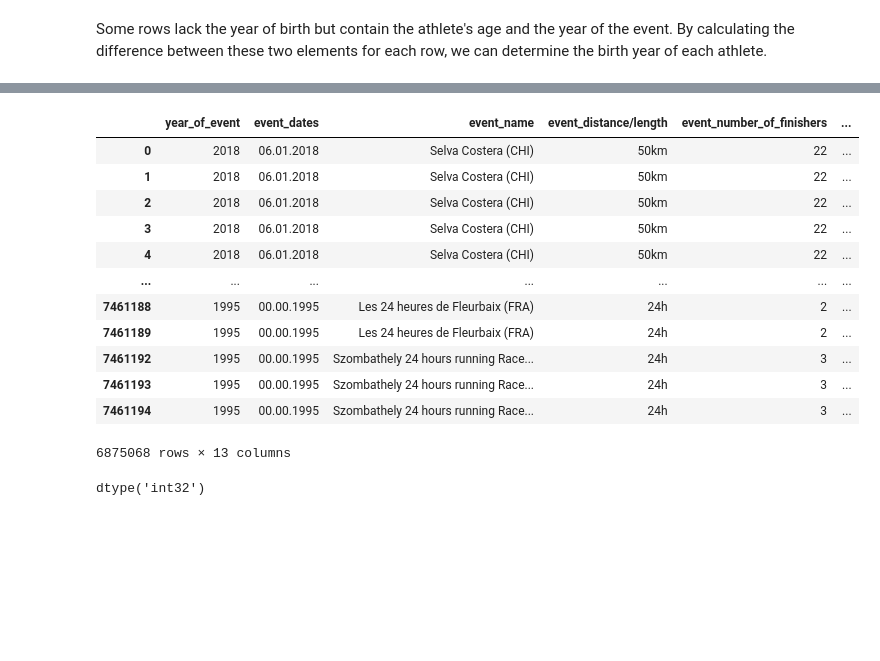
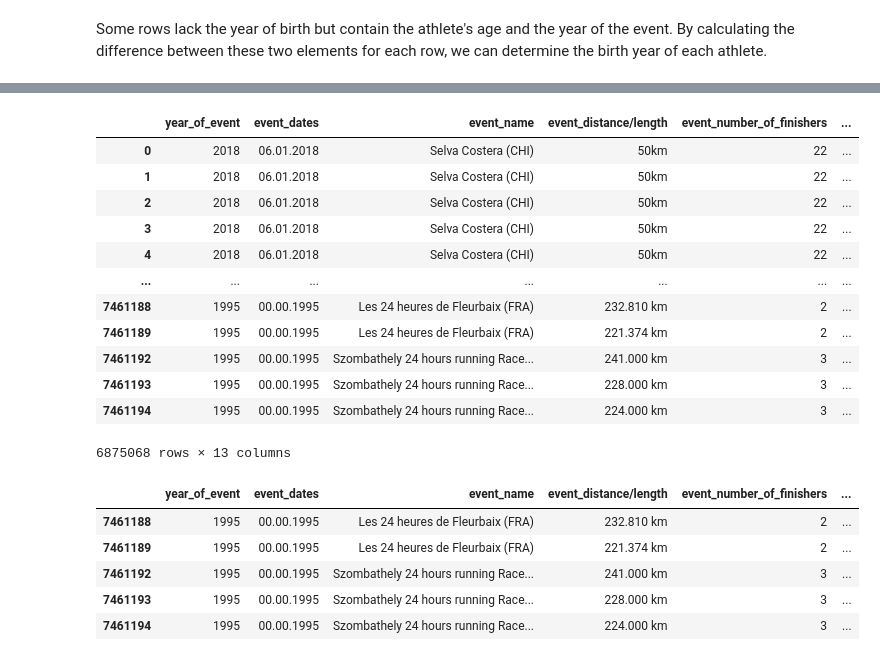
Before and after one commit to saeedshirani/EDA-On-SuperMessy-Datasets, a Jupyter notebook: The big dataset of ultra-marathon running/EDA.ipynb, the cells around one changed output, grey strips where cells are left out. Saved outputs shown, nothing was run; the diff lists cells and outputs as text; code cells hidden in the pictures; blank space fills up the shorter version.

```diff
--- a/The big dataset of ultra-marathon running/EDA.ipynb
+++ b/The big dataset of ultra-marathon running/EDA.ipynb
@@ -86,15 +74,15 @@ Some rows lack the year of birth but contain the athlete's age and the year of t
 # %%
 def calculate_year_of_birth(row):
 
-    if row.athlete_year_of_birth != None:
-        return row.athlete_year_of_birth
+    if pd.isna(row['athlete_year_of_birth']):
+        return row['year_of_event'] - row['athlete_age']
 
-    elif row.athlete_year_of_birth == None:
-        return row.year_of_event - row.athlete_age
+    else:
+        return row['athlete_year_of_birth']
 
 
 data["athlete_year_of_birth"] = data.apply(calculate_year_of_birth, axis=1)
-data
+data.head(4)
 # %% [output]
 |  | year_of_event | event_dates | event_name | event_distance/length | event_number_of_finishers | ... |
 | 0 | 2018 | 06.01.2018 | Selva Costera (CHI) | 50km | 22 | ... |
@@ -114,20 +114,40 @@ data
+# %%
+# data[(~data.athlete_performance.str.contains("h", na=False)) & (~data.athlete_performance.str.contains("km", na=False))]
+
+def swap_value(row):
+    if "km" in row['athlete_performance']:
+
+        original_performance = row['athlete_performance']
+        original_distance = row['event_distance/length']
+
+
+        row['athlete_performance'] = original_distance
+        row['event_distance/length'] = original_performance
+
+    return row
+
+data = data.apply(swap_value, axis=1)
+data
+# %% [output]
+|  | year_of_event | event_dates | event_name | event_distance/length | event_number_of_finishers | ... |
+| 0 | 2018 | 06.01.2018 | Selva Costera (CHI) | 50km | 22 | ... |
+| 1 | 2018 | 06.01.2018 | Selva Costera (CHI) | 50km | 22 | ... |
+| 2 | 2018 | 06.01.2018 | Selva Costera (CHI) | 50km | 22 | ... |
+| 3 | 2018 | 06.01.2018 | Selva Costera (CHI) | 50km | 22 | ... |
+| 4 | 2018 | 06.01.2018 | Selva Costera (CHI) | 50km | 22 | ... |
+| ... | ... | ... | ... | ... | ... | ... |
+| 7461188 | 1995 | 00.00.1995 | Les 24 heures de Fleurbaix (FRA) | 232.810 km | 2 | ... |
+| 7461189 | 1995 | 00.00.1995 | Les 24 heures de Fleurbaix (FRA) | 221.374 km | 2 | ... |
+| 7461192 | 1995 | 00.00.1995 | Szombathely 24 hours running Race... | 241.000 km | 3 | ... |
+| 7461193 | 1995 | 00.00.1995 | Szombathely 24 hours running Race... | 228.000 km | 3 | ... |
+| 7461194 | 1995 | 00.00.1995 | Szombathely 24 hours running Race... | 224.000 km | 3 | ... |
+6875068 rows × 13 columns
 # %%
-data
+data.tail()
 # %% [output]
 |  | year_of_event | event_dates | event_name | event_distance/length | event_number_of_finishers | ... |
-| 0 | 2018 | 06.01.2018 | Selva Costera (CHI) | 50km | 22 | ... |
-| 1 | 2018 | 06.01.2018 | Selva Costera (CHI) | 50km | 22 | ... |
-| 2 | 2018 | 06.01.2018 | Selva Costera (CHI) | 50km | 22 | ... |
-| 3 | 2018 | 06.01.2018 | Selva Costera (CHI) | 50km | 22 | ... |
-| 4 | 2018 | 06.01.2018 | Selva Costera (CHI) | 50km | 22 | ... |
-| ... | ... | ... | ... | ... | ... | ... |
-| 7461188 | 1995 | 00.00.1995 | Les 24 heures de Fleurbaix (FRA) | 24h | 2 | ... |
-| 7461189 | 1995 | 00.00.1995 | Les 24 heures de Fleurbaix (FRA) | 24h | 2 | ... |
-| 7461192 | 1995 | 00.00.1995 | Szombathely 24 hours running Race... | 24h | 3 | ... |
-| 7461193 | 1995 | 00.00.1995 | Szombathely 24 hours running Race... | 24h | 3 | ... |
-| 7461194 | 1995 | 00.00.1995 | Szombathely 24 hours running Race... | 24h | 3 | ... |
+| 7461188 | 1995 | 00.00.1995 | Les 24 heures de Fleurbaix (FRA) | 232.810 km | 2 | ... |
+| 7461189 | 1995 | 00.00.1995 | Les 24 heures de Fleurbaix (FRA) | 221.374 km | 2 | ... |
+| 7461192 | 1995 | 00.00.1995 | Szombathely 24 hours running Race... | 241.000 km | 3 | ... |
+| 7461193 | 1995 | 00.00.1995 | Szombathely 24 hours running Race... | 228.000 km | 3 | ... |
+| 7461194 | 1995 | 00.00.1995 | Szombathely 24 hours running Race... | 224.000 km | 3 | ... |
-6875068 rows × 13 columns
-# %%
-data.athlete_age.dtype
-# %% [output]
-dtype('int32')
```
Also changed, not shown: parts of 9 cells of this notebook.
